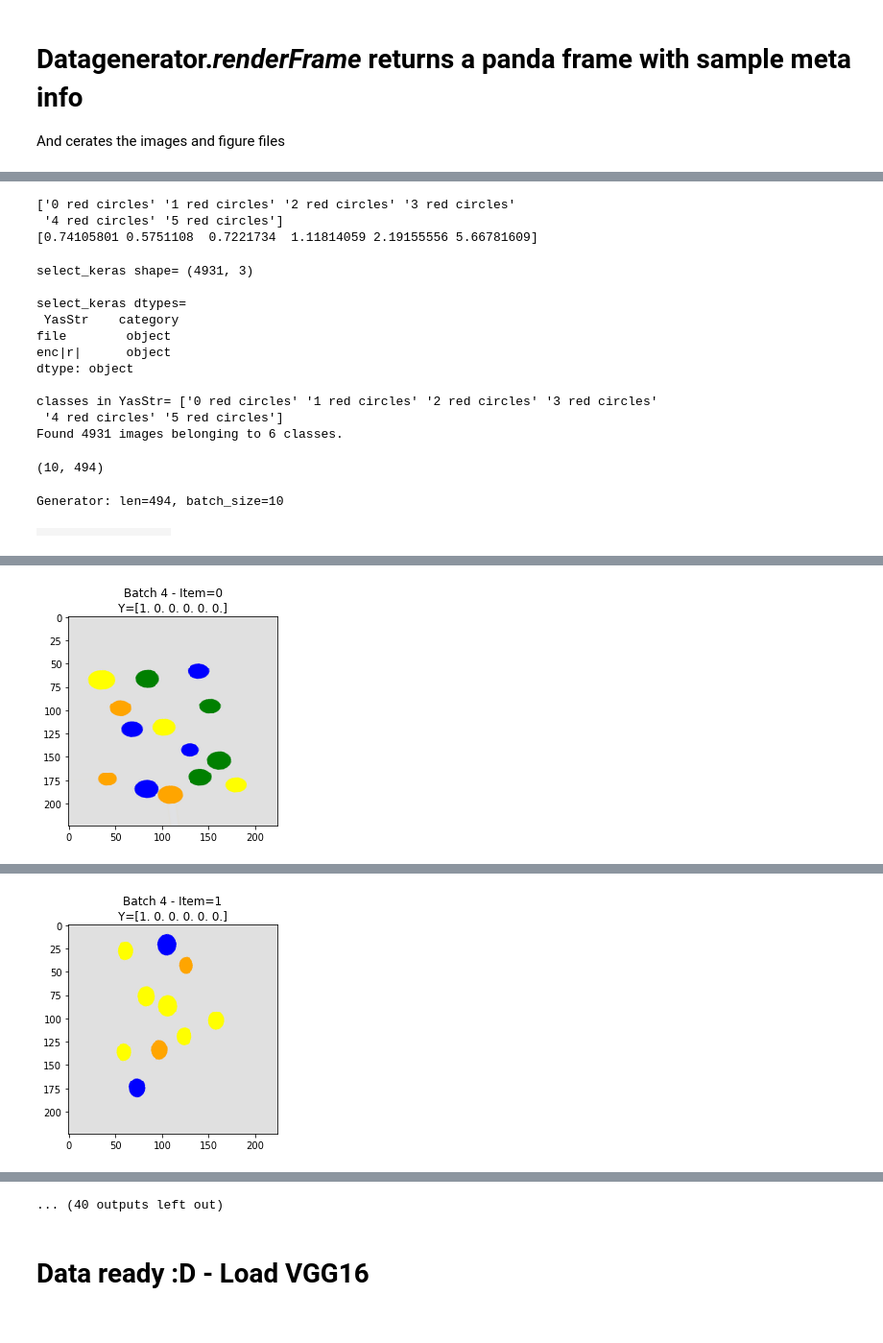
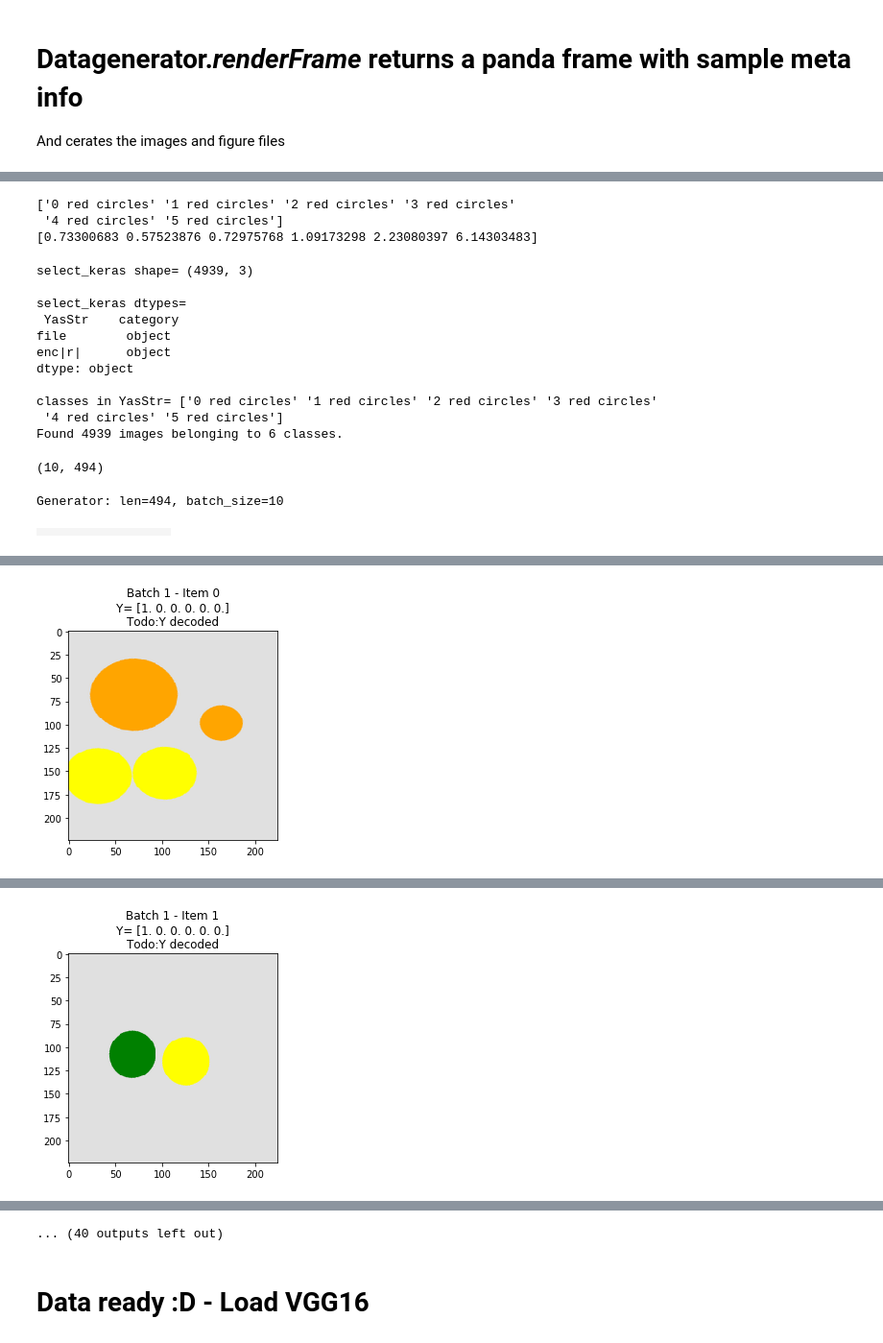
Before and after one commit to glouwa/app-kandinsky-pattern-generator, a Jupyter notebook: kandinsky_in_colab_Datagenerator_from_Frame.ipynb, the cells around one changed output, grey strips where cells are left out. Shown at 96% size. Saved outputs shown, nothing was run; the diff lists cells and outputs as text; code cells hidden in the pictures.

```diff
--- a/kandinsky_in_colab_Datagenerator_from_Frame.ipynb
+++ b/kandinsky_in_colab_Datagenerator_from_Frame.ipynb
@@ -118,15 +118,15 @@ class Sample:
         #print('touching sample %s/%d'%(set_path, fid))
 
         if os.path.isfile(fig_path_format%(set_path, fid)):
-            self.f = load_figure(set_path, fid)                   # schnell
+            self.f = load_figure(set_path, fid)                                 # schnell
         else:
             self.f = lib.RandomFigure(**figure_config)
-            save_figure(self.set_path, self.fid, self.f)          # schnell
+            save_figure(self.set_path, self.fid, self.f)                        # nicht so schnell
 
         if os.path.isfile(png_path_format%(set_path, fid)):
-            pil = load_pil(self.set_path, self.fid)               # ok vermutlich
+            pil = load_pil(self.set_path, self.fid)                             # ok vermutlich
         else:
-            pil = lib.kandinskyFigureAsImage(self.f, width=224)   # nicht so schnell
+            pil = lib.kandinskyFigureAsImage(self.f, width=image_shape[0])      # ok
             save_pil(set_path, fid, pil)
 
         self.x = {
@@ -431,5 +431,5 @@ selected 3 colums ['YasStr' 'file' 'enc|r|']
 # %%
-#@title Basic class info { vertical-output: true }
+#@title Basic Class Info { vertical-output: true }
 from sklearn.utils.class_weight import compute_class_weight
 
 class_weight = compute_class_weight(
@@ -442,9 +442,9 @@ print(class_weight)
 # %% [output]
 ['0 red circles' '1 red circles' '2 red circles' '3 red circles'
  '4 red circles' '5 red circles']
-[0.74105801 0.5751108  0.7221734  1.11814059 2.19155556 5.66781609]
+[0.73300683 0.57523876 0.72975768 1.09173298 2.23080397 6.14303483]
 # %%
-#@title view training selection with augmentatioon { vertical-output: true }
+#@title Data Augmentation and Y Declaration { vertical-output: true }
 
 from tensorflow.python.keras.preprocessing.image import ImageDataGenerator
 
@@ -483,7 +483,7 @@ training_generator_from_table = argumented_training_generator.flow_from_datafram
 
 training_generator_from_table.batch_size, len(training_generator_from_table)
 # %% [output]
-select_keras shape= (4931, 3)
+select_keras shape= (4939, 3)
 
 select_keras dtypes=
  YasStr    category
@@ -493,40 +493,40 @@ dtype: object
 
 classes in YasStr= ['0 red circles' '1 red circles' '2 red circles' '3 red circles'
  '4 red circles' '5 red circles']
-Found 4931 images belonging to 6 classes.
+Found 4939 images belonging to 6 classes.
 (10, 494)
 # %%
-#@title view training selection with augmentatioon { run: "auto", vertical-output: true }
-batch_to_view = 4 #@param {type:"slider", min:1, max:100, step:3}
+#@title View Training Selection with Augmentation { run: "auto", vertical-output: true }
+batch_to_view = 1 #@param {type:"slider", min:1, max:100, step:3}
 batch_view_len = 10 #@param {type:"slider", min:1, max:20, step:1}
 
 print("Generator: len=%d, batch_size=%d"%(len(training_generator_from_table), training_generator_from_table.batch_size))
 training_generator_from_table.reset()
 
 X = training_generator_from_table[batch_to_view][0]
 Y = training_generator_from_table[batch_to_view][1]
 
 grid = widgets.Grid(1, batch_view_len)
 for i in range(batch_view_len):
     with grid.output_to(0, i):
-        plt.title('Batch %d - Item=%d\nY=%s'%(batch_to_view, i, Y[i]))
+        plt.title('Batch %d - Item %d\nY= %s\nTodo:Y decoded'%(batch_to_view, i, Y[i]))
         # assert X = Sample(id=batch*batch_size+i).X
         plt.imshow(X[i])
         plt.show()
 
 #https://colab.research.google.com/notebooks/widgets.ipynb#scrollTo=P6xc9QVFSlrw
 # %% [output]
 Generator: len=494, batch_size=10
 |  |  |  |  |  |  |  |  |  |  |
 [interactive output not drawn]
 [interactive output not drawn]
 [interactive output not drawn]
-[figure, old version]
+[figure, new version]
 [interactive output not drawn]
 [interactive output not drawn]
 [interactive output not drawn]
 [interactive output not drawn]
-[figure, old version]
+[figure, new version]
 [interactive output not drawn]
 ... (40 outputs left out)
 # %% [markdown]
```
Also changed, not shown: parts of 19 cells of this notebook.
